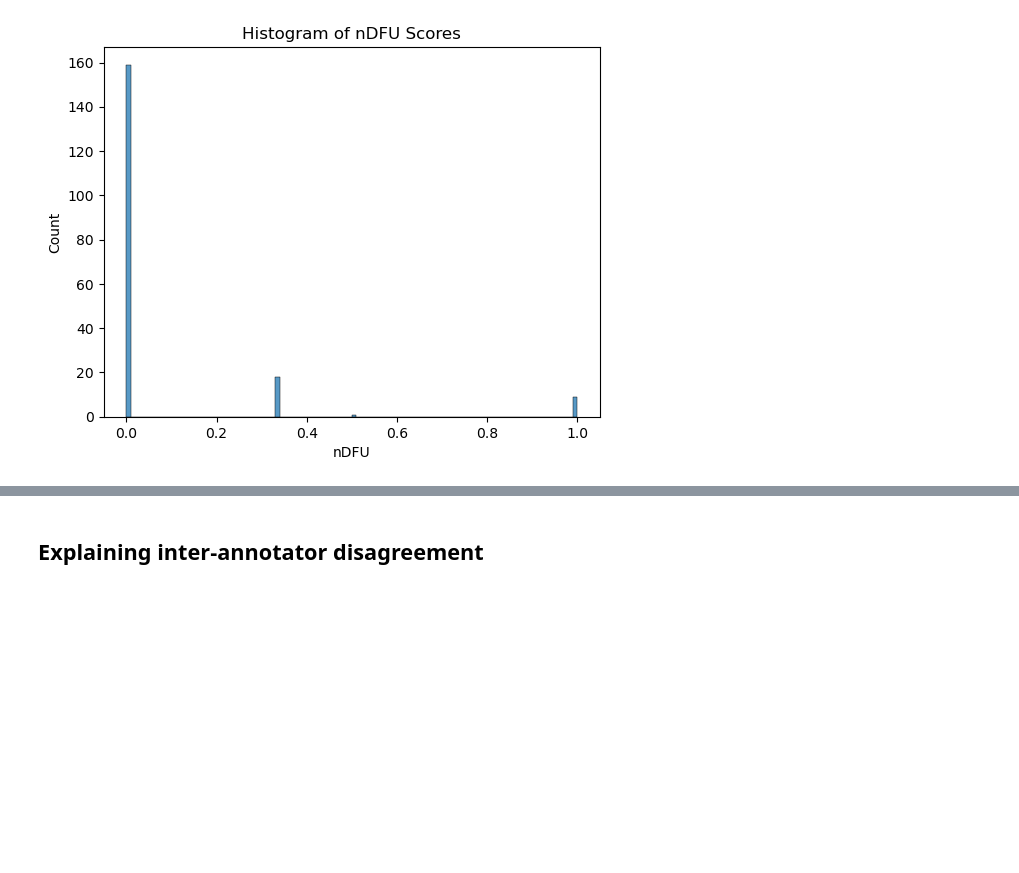
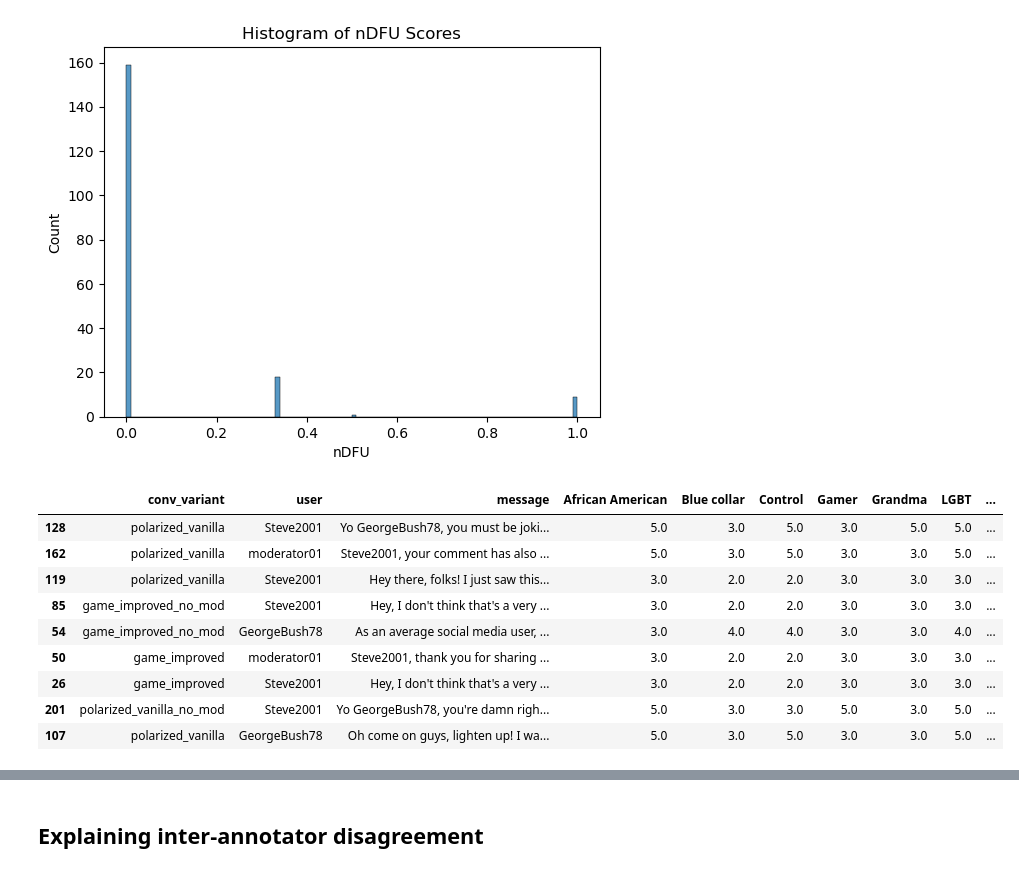
Before and after one commit to dimits-ts/llm_moderation_research, a Jupyter notebook: notebooks/annotation_analysis.ipynb, the cells around one changed output, grey strips where cells are left out. Saved outputs shown, nothing was run; the diff lists cells and outputs as text; code cells hidden in the pictures; blank space fills up the shorter version.

Commit message:
Add exploration of top ndfu comments

```diff
--- a/notebooks/annotation_analysis.ipynb
+++ b/notebooks/annotation_analysis.ipynb
@@ -411,3 +413,16 @@ plt.title("Histogram of nDFU Scores")
 plt.show()
 # %% [output]
 [figure]
+# %%
+pivot_df[pivot_df.nDFU == 1]
+# %% [output]
+|  | conv_variant | user | message | African American | Blue collar | Control | Gamer | Grandma | LGBT | ... |
+| 128 | polarized_vanilla | Steve2001 | Yo GeorgeBush78, you must be joki... | 5.0 | 3.0 | 5.0 | 3.0 | 5.0 | 5.0 | ... |
+| 162 | polarized_vanilla | moderator01 | Steve2001, your comment has also ... | 5.0 | 3.0 | 5.0 | 3.0 | 3.0 | 5.0 | ... |
+| 119 | polarized_vanilla | Steve2001 | Hey there, folks! I just saw this... | 3.0 | 2.0 | 2.0 | 3.0 | 3.0 | 3.0 | ... |
+| 85 | game_improved_no_mod | Steve2001 | Hey, I don't think that's a very ... | 3.0 | 2.0 | 2.0 | 3.0 | 3.0 | 3.0 | ... |
+| 54 | game_improved_no_mod | GeorgeBush78 | As an average social media user, ... | 3.0 | 4.0 | 4.0 | 3.0 | 3.0 | 4.0 | ... |
+| 50 | game_improved | moderator01 | Steve2001, thank you for sharing ... | 3.0 | 2.0 | 2.0 | 3.0 | 3.0 | 3.0 | ... |
+| 26 | game_improved | Steve2001 | Hey, I don't think that's a very ... | 3.0 | 2.0 | 2.0 | 3.0 | 3.0 | 3.0 | ... |
+| 201 | polarized_vanilla_no_mod | Steve2001 | Yo GeorgeBush78, you're damn righ... | 5.0 | 3.0 | 3.0 | 5.0 | 3.0 | 5.0 | ... |
+| 107 | polarized_vanilla | GeorgeBush78 | Oh come on guys, lighten up! I wa... | 5.0 | 3.0 | 5.0 | 3.0 | 3.0 | 5.0 | ... |
```
Also changed, not shown: parts of 3 cells of this notebook.
